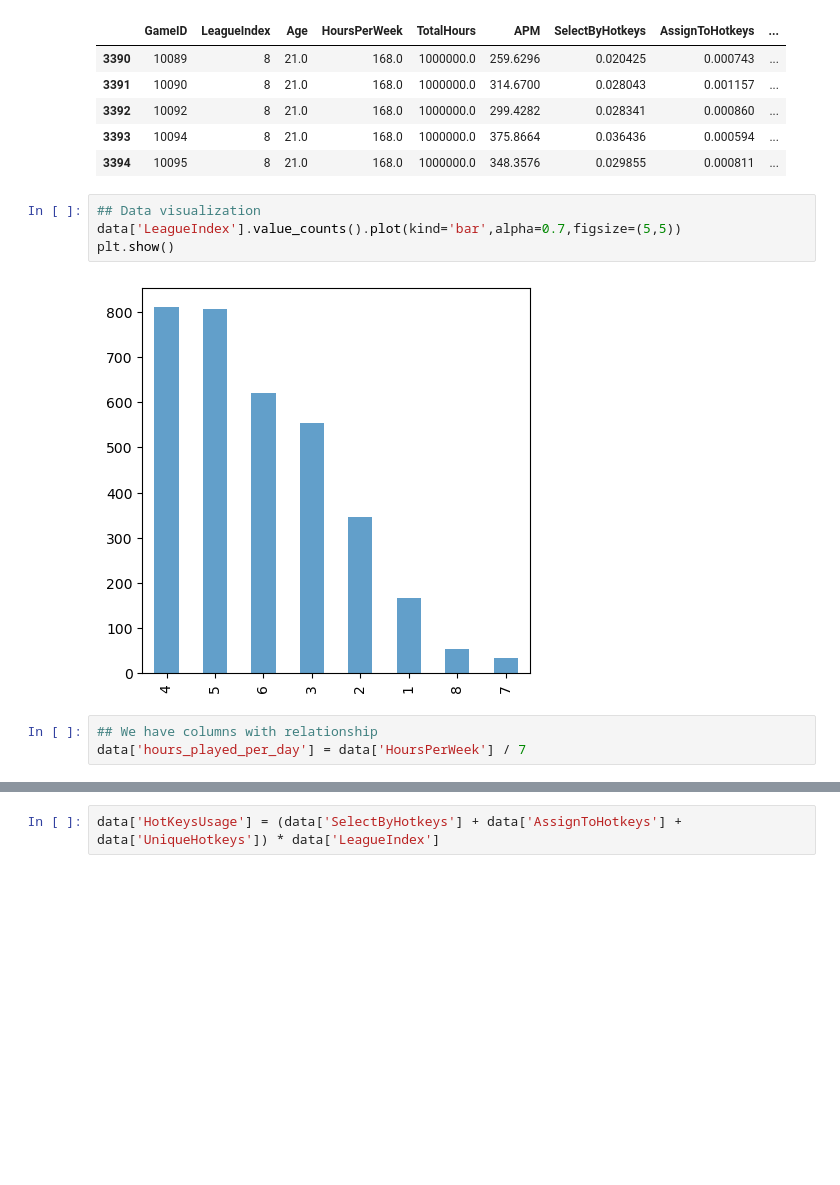
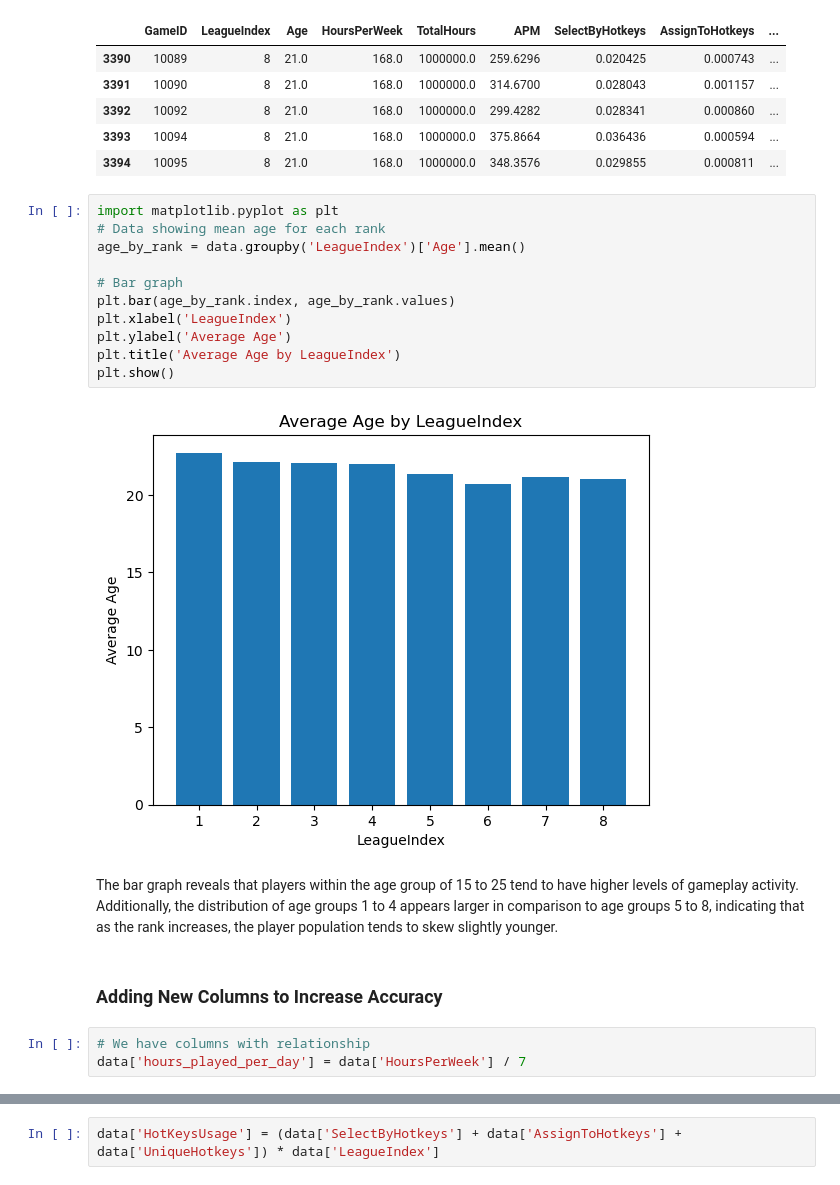
Before and after one commit to gdalvi94/Starcraft_Rank_Prediction, a Jupyter notebook: Gayatri_Dalvi(Assessment).ipynb, the cells around one changed output, grey strips where cells are left out. Saved outputs shown, nothing was run; the diff lists cells and outputs as text; blank space fills up the shorter version.

Commit message:
Added data visualization and code documentation

```diff
--- a/Gayatri_Dalvi(Assessment).ipynb
+++ b/Gayatri_Dalvi(Assessment).ipynb
@@ -111,12 +122,23 @@ data.tail()
 | 3392 | 10092 | 8 | 21.0 | 168.0 | 1000000.0 | 299.4282 | 0.028341 | 0.000860 | ... |
 | 3393 | 10094 | 8 | 21.0 | 168.0 | 1000000.0 | 375.8664 | 0.036436 | 0.000594 | ... |
 | 3394 | 10095 | 8 | 21.0 | 168.0 | 1000000.0 | 348.3576 | 0.029855 | 0.000811 | ... |
-# %%
-## Data visualization
-data['LeagueIndex'].value_counts().plot(kind='bar',alpha=0.7,figsize=(5,5))
-plt.show()
-# %% [output]
-[figure, old version]
+# %%
+import matplotlib.pyplot as plt
+# Data showing mean age for each rank
+age_by_rank = data.groupby('LeagueIndex')['Age'].mean()
+
+# Bar graph
+plt.bar(age_by_rank.index, age_by_rank.values)
+plt.xlabel('LeagueIndex')
+plt.ylabel('Average Age')
+plt.title('Average Age by LeagueIndex')
+plt.show()
+# %% [output]
+[figure, added]
+# %% [markdown]
+<p>The bar graph reveals that players within the age group of 15 to 25 tend to have higher levels of gameplay activity. Additionally, the distribution of age groups 1 to 4 appears larger in comparison to age groups 5 to 8, indicating that as the rank increases, the player population tends to skew slightly younger.</p>
+# %% [markdown]
+### Adding New Columns to Increase Accuracy
 # %%
-## We have columns with relationship
+# We have columns with relationship
 data['hours_played_per_day'] = data['HoursPerWeek'] / 7
```
Also changed, not shown: parts of 9 cells of this notebook, 1 other file.
